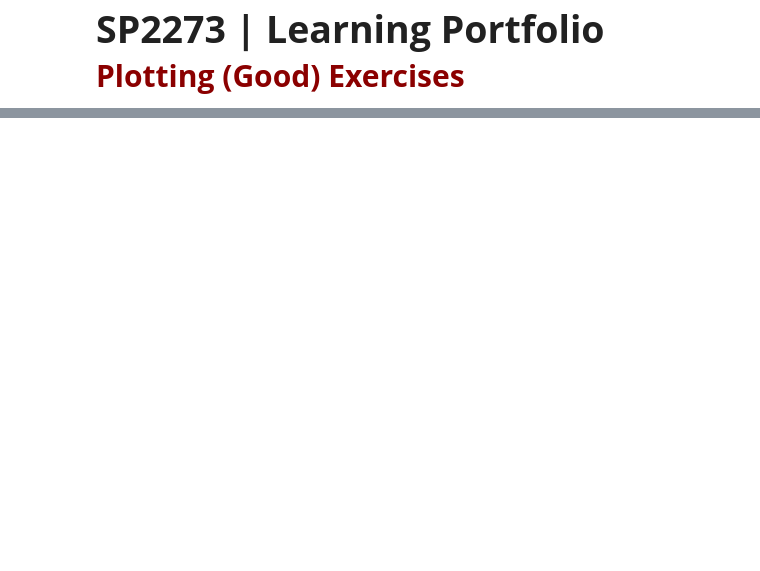
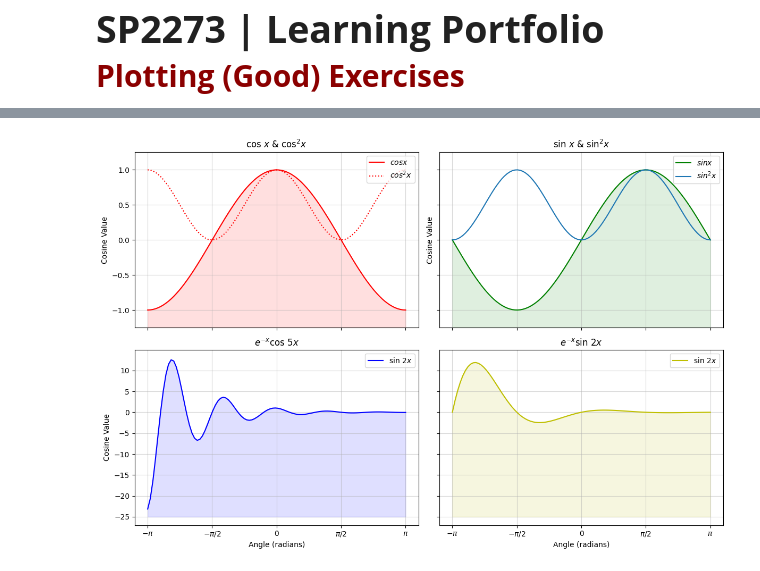
Before and after one commit to SPS-SP2273/learning-portfolio-2024-aug-gabriellemjyje, a Jupyter notebook: 7.2_plotting__exercises/plotting_(good)_exercises.ipynb, the cells around one changed output, grey strips where cells are left out. Saved outputs shown, nothing was run; the diff lists cells and outputs as text; code cells hidden in the pictures; blank space fills up the shorter version.

Commit message:
Draft 2_plotting exercises (good)

```diff
--- a/7.2_plotting__exercises/plotting_(good)_exercises.ipynb
+++ b/7.2_plotting__exercises/plotting_(good)_exercises.ipynb
@@ -69,0 +7,68 @@ TypeError: Axes.text() missing 1 required positional argument: 's'
+# %%
+#--------- Generate cosine and sine values --------#
+x = np.linspace(-np.pi, np.pi, num=100, endpoint=True)
+cos_x = np.cos(x)
+sin_x = np.sin(x)
+fun1_x = np.exp(-x) * np.cos(5 * x)
+fun2_x = np.exp(-x) * np.sin(2 * x)
+
+#------- Plot the data -------#
+fig, axes = plt.subplots(nrows=2, ncols=2,
+                         figsize=(12, 8), sharey='row', sharex=True) # Added 'sharex=True'
+
+#------- Subplot 1 -------#
+axes[0, 0].plot(x, cos_x, color='r', label='$cos x$')
+axes[0, 0].plot(x, cos_x**2, color='r',
+                linestyle=':', label='$cos^2 x$')
+axes[0, 0].set_title('cos $x$ & cos$^2x$') # Moved $ so only 'x's are italicised
+axes[0, 0].set_ylabel('Cosine Value')
+axes[0, 0].fill_between(x, cos_x, -2, color='r', alpha=.125) # Changed 'g' to 'r', '-1' to '-2'
+axes[0, 0].legend(loc='upper right', frameon=True) # Added legend
+# Removed axes[0, 0].set_xlabel('Angle (radians)')
+# Removed axes[0, 0].text(0, 0, 'I am [0, 0]!', fontsize=30, horizontalalignment='center')
+
+#------- Subplot 2 -------#
+axes[0, 1].plot(x, sin_x, color='g', label='$sin x$')
+axes[0, 1].set_title('sin $x$ & sin$^2x$') # Added title
+axes[0, 1].fill_between(x, sin_x, -2, color='g', alpha=.125) # Changed 'r' to 'g', 'cos_x' to 'sin_x'
+axes[0, 1].plot(x, sin_x**2, label='$sin^2 x$')
+axes[0, 1].set_ylabel('Cosine Value')
+axes[0, 1].set_ylim(-1.25, 1.25)
+axes[0, 1].legend(loc='upper right', frameon=True) # Changed 'lower' to 'upper', 'frameon=False' to 'frameon=True'
+# Removed axes[0, 1].text(0, 0, 'I am [0, 1]!', fontsize=30, horizontalalignment='center')
+
+#------- Subplot 3 -------#
+axes[1, 0].plot(x, fun1_x, color='b', label='sin $2x$') # Changed label
+axes[1, 0].fill_between(x, fun1_x, -25, color='b', alpha=.125) # Changed '0' to '-25'
+axes[1, 0].set_title('$e^{-x}$cos $5x$') # Moved $ so only 'x's are italicised
+axes[1, 0].set_xlabel('Angle (radians)')
+axes[1, 0].set_ylabel('Cosine Value')
+axes[1, 0].set_xticks([-np.pi, -np.pi / 2, 0, np.pi / 2, np.pi])
+axes[1, 0].set_xticklabels(['$-\\pi$', '$-\\pi/2$', '0', '$\\pi/2$', '$\\pi$']) # Added '\\' instead of '\'
+axes[1, 0].legend()
+# Removed axes[1, 0].text(0, 0, 'I am [1, 0]!', fontsize=30, horizontalalignment='center')
+
+#------- Subplot 4 -------#
+axes[1, 1].plot(x, fun2_x, color='y', label='sin $2x$') # Changed label
+axes[1, 1].set_title('$e^{-x}$sin $2x$') # Moved $ so only 'x's are italicised
+axes[1, 1].fill_between(x, fun2_x, -25, color='y', alpha=.125) # Changed '10' to '-25'
+axes[1, 1].set_xticks([-np.pi, -np.pi / 2, 0, np.pi / 2, np.pi])
+axes[1, 1].set_xticklabels(['$-\\pi$', '$-\\pi/2$', '0', '$\\pi/2$', '$\\pi$']) # Added x-axis labels
+axes[1, 1].legend(loc='upper right', frameon=True) # Added 'loc='upper right', frameon=True'
+axes[1, 1].set_ylim(-27, 14.9) # Added y-axis range
+axes[1, 1].set_xlabel('Angle (radians)') # Added x-axis label
+# Removed axes[1, 1].text(0, 0, 'I am [1, 1]!', fontsize=30, horizontalalignment='center')
+
+# 'flatten', 'opens' the 2D array into a simple 1D array
+for a in axes.flatten():
+    a.grid(alpha=.5)
+
+plt.tight_layout()
+
+plt.show(block=False)
+
+# Removed all '\'
+
+# How to remove empty white spaces on right and left side
+# %% [output]
+[figure, added]
```
Also changed, not shown: parts of 1 cell of this notebook.
